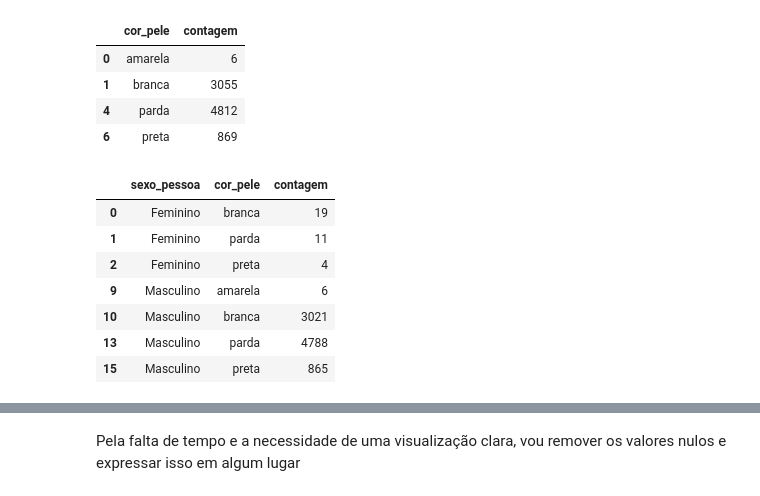
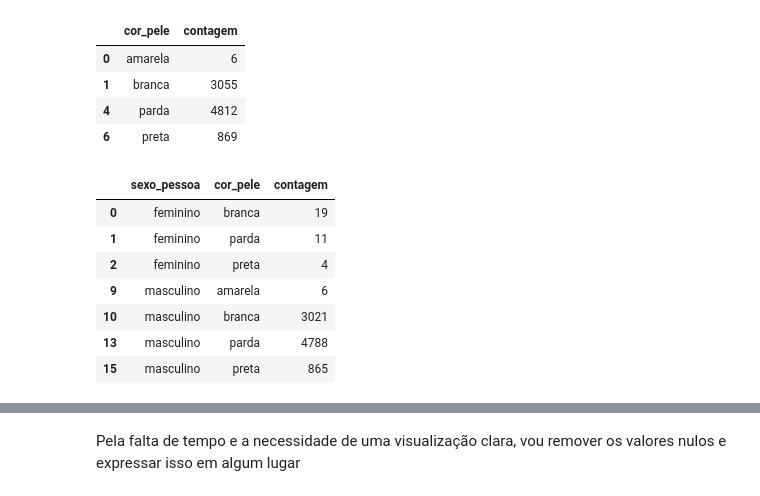
Before and after one commit to ddanieldma/data-visualization, a Jupyter notebook: T3/notebooks/transforming_data.ipynb, the cells around one changed output, grey strips where cells are left out. Saved outputs shown, nothing was run; the diff lists cells and outputs as text; code cells hidden in the pictures.

```diff
--- a/T3/notebooks/transforming_data.ipynb
+++ b/T3/notebooks/transforming_data.ipynb
@@ -446,38 +470,23 @@ df_mortes_cor_pele
 | 1 | branca | 3055 |
 | 4 | parda | 4812 |
 | 6 | preta | 869 |
-# %%
-copy_df_policia = copy_and_transform_df_policia()
-copy_df_policia = groupby_and_count_by_columns(copy_df_policia, ['sexo_pessoa', 'cor_pele'])
-# Removing 'ignorada', 'outros', 'policia federal' and 'registrado na pf'
-drop_rows_list = [
-    'ignorada',
-    'outros',
-    'policia federal',
-    'registrado na pf',
-]
-copy_df_policia = remove_rows_from_column(copy_df_policia, drop_rows_list, 'cor_pele')
-
-# First, removing whitespaces
-copy_df_policia['sexo_pessoa'] = copy_df_policia['sexo_pessoa'].str.replace(' ', '')
-# Removing 'Indefinido', 'REGISTRADO NA PF'
-drop_rows_list = [
-    'Indefinido',
-    'REGISTRADO NA PF',
-]
-copy_df_policia = remove_rows_from_column(copy_df_policia, drop_rows_list, 'sexo_pessoa')
-
-df_mortes_pele_sexo = copy_df_policia
-df_mortes_pele_sexo
-# %% [output]
-|  | sexo_pessoa | cor_pele | contagem |
-| 0 | Feminino | branca | 19 |
-| 1 | Feminino | parda | 11 |
-| 2 | Feminino | preta | 4 |
-| 9 | Masculino | amarela | 6 |
-| 10 | Masculino | branca | 3021 |
-| 13 | Masculino | parda | 4788 |
-| 15 | Masculino | preta | 865 |
+# %%
+copy_df_policia = copy_and_transform_df_policia()
+copy_df_policia = groupby_and_count_by_columns(copy_df_policia, ['sexo_pessoa', 'cor_pele'])
+copy_df_policia = clean_race_column(copy_df_policia)
+copy_df_policia = clean_sex_column(copy_df_policia)
+
+df_mortes_pele_sexo = copy_df_policia
+df_mortes_pele_sexo
+# %% [output]
+|  | sexo_pessoa | cor_pele | contagem |
+| 0 | feminino | branca | 19 |
+| 1 | feminino | parda | 11 |
+| 2 | feminino | preta | 4 |
+| 9 | masculino | amarela | 6 |
+| 10 | masculino | branca | 3021 |
+| 13 | masculino | parda | 4788 |
+| 15 | masculino | preta | 865 |
 # %%
 copy_df_policia = copy_and_transform_df_policia()
 
```
Also changed, not shown: parts of 7 cells of this notebook.
